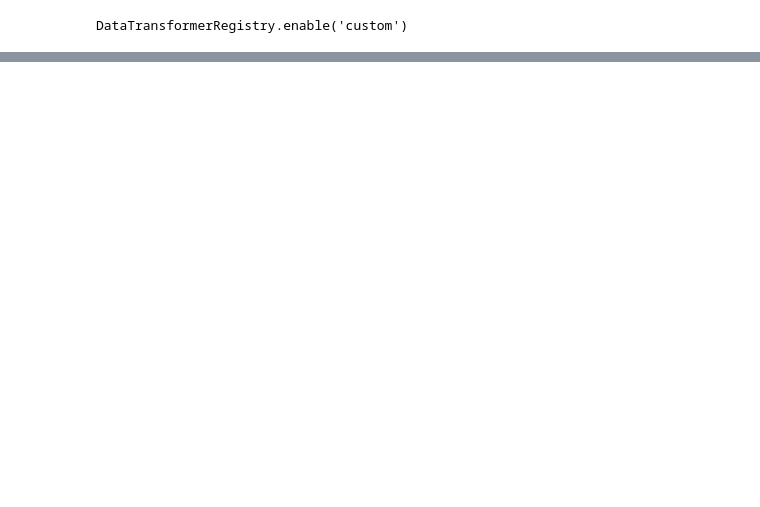
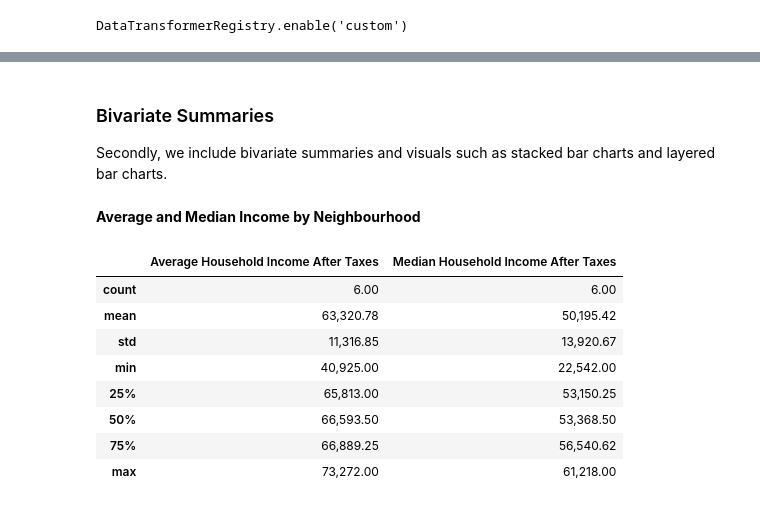
Before and after one commit to sgskung/crime320, a Jupyter notebook: crime.ipynb, the cells around one changed output, grey strips where cells are left out. Cells and saved outputs as stored; diff of their text form; code cells hidden in the pictures; blank space fills up the shorter version.

```diff
--- a/crime.ipynb
+++ b/crime.ipynb
@@ -47,6 +55,8 @@ alt.data_transformers.enable('custom')
 # %% [output]
 DataTransformerRegistry.enable('custom')
 # %%
+# Transforming the supplemental income dataset to correspond to each neighbourhood in our analysis.
+
 dfinc = pd.read_csv('incomes.csv', header=0, index_col=0)
 dfinc = dfinc[0:2]
 
@@ -79,3 +89,5 @@ dfinc = dfinc.drop(columns=drop_cols)
 
 # round the values to 2 decimal places
 dfinc = dfinc.apply(lambda x: x.round(2), axis=1)
+
+dfinc = dfinc.T
@@ -305,0 +279,19 @@ Compare crime rates across different neighbourhoods and crime types in Vancouver
+# %% [markdown]
+### Bivariate Summaries
+
+Secondly, we include bivariate summaries and visuals such as stacked bar charts and layered bar charts.
+# %% [markdown]
+
+**Average and Median Income by Neighbourhood**
+# %%
+dfinc.describe().applymap('{:,.2f}'.format)
+# %% [output]
+|  | Average Household Income After Taxes | Median Household Income After Taxes |
+| count | 6.00 | 6.00 |
+| mean | 63,320.78 | 50,195.42 |
+| std | 11,316.85 | 13,920.67 |
+| min | 40,925.00 | 22,542.00 |
+| 25% | 65,813.00 | 53,150.25 |
+| 50% | 66,593.50 | 53,368.50 |
+| 75% | 66,889.25 | 56,540.62 |
+| max | 73,272.00 | 61,218.00 |
```
Also changed, not shown: parts of 32 cells of this notebook.
